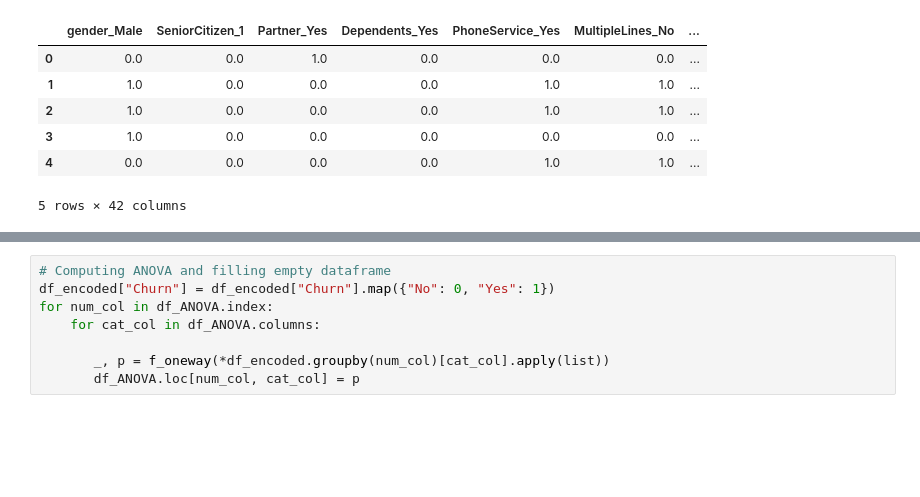
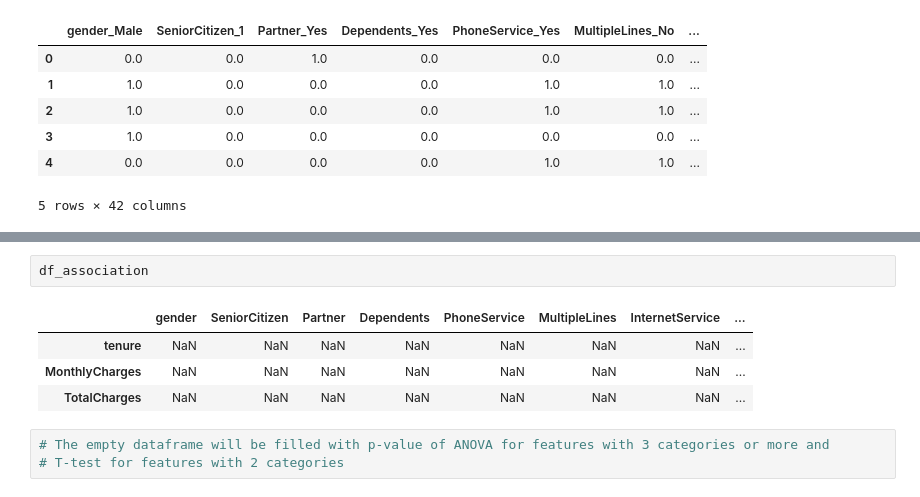
Before and after one commit to guipradow/churn_prediction, a Jupyter notebook: churn_prediction.ipynb, the cells around one changed output, grey strips where cells are left out. Cells and saved outputs as stored; diff of their text form; blank space fills up the shorter version.

```diff
--- a/churn_prediction.ipynb
+++ b/churn_prediction.ipynb
@@ -269,8 +308,10 @@ df_ANOVA
-# %%
-# Computing ANOVA and filling empty dataframe
-df_encoded["Churn"] = df_encoded["Churn"].map({"No": 0, "Yes": 1})
-for num_col in df_ANOVA.index:
-    for cat_col in df_ANOVA.columns:
-
-       _, p = f_oneway(*df_encoded.groupby(num_col)[cat_col].apply(list))
-       df_ANOVA.loc[num_col, cat_col] = p
+# %%
+df_association
+# %% [output]
+|  | gender | SeniorCitizen | Partner | Dependents | PhoneService | MultipleLines | InternetService | ... |
+| tenure | NaN | NaN | NaN | NaN | NaN | NaN | NaN | ... |
+| MonthlyCharges | NaN | NaN | NaN | NaN | NaN | NaN | NaN | ... |
+| TotalCharges | NaN | NaN | NaN | NaN | NaN | NaN | NaN | ... |
+# %%
+# The empty dataframe will be filled with p-value of ANOVA for features with 3 categories or more and
+# T-test for features with 2 categories
```
Also changed, not shown: parts of 14 cells of this notebook.
